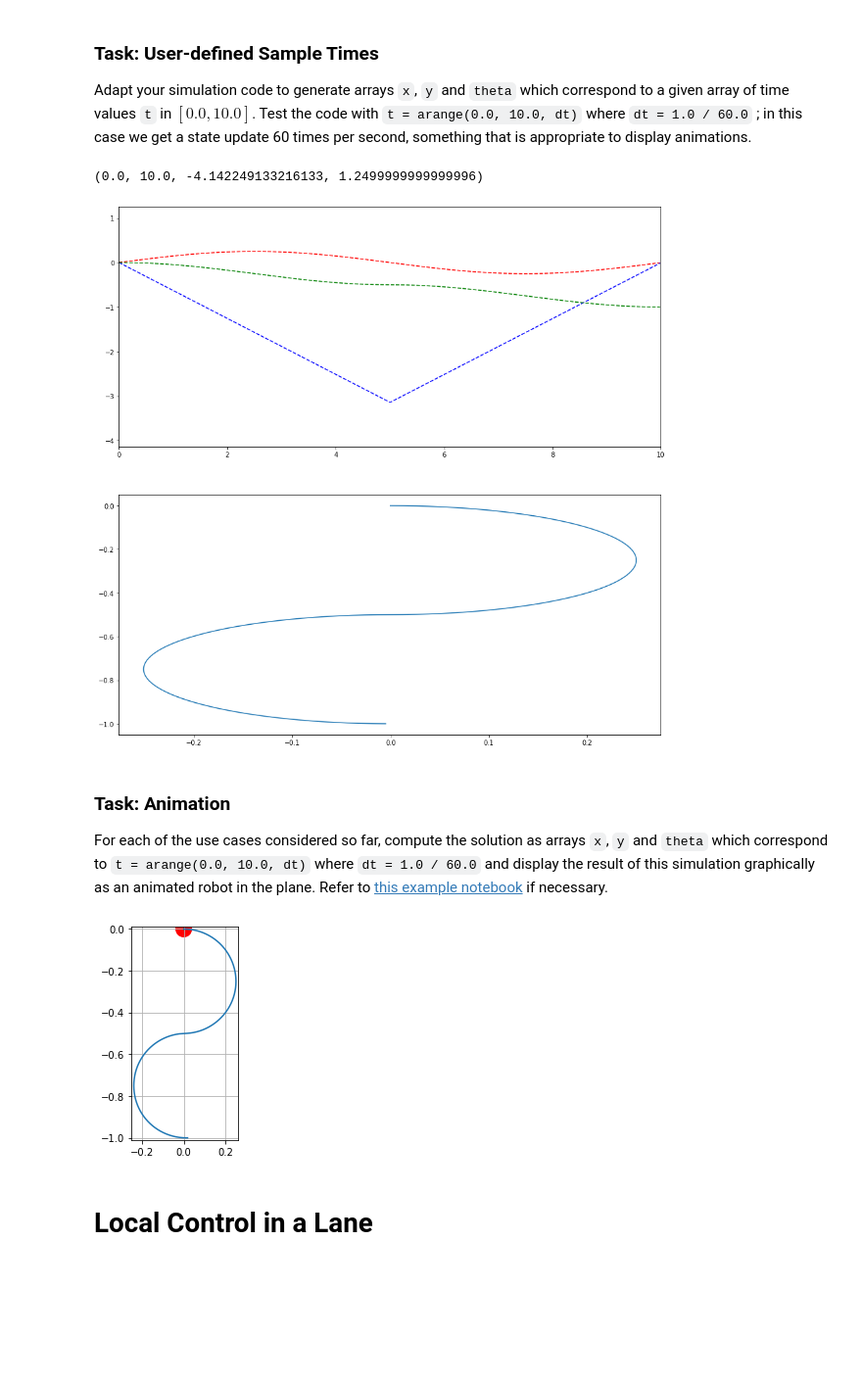
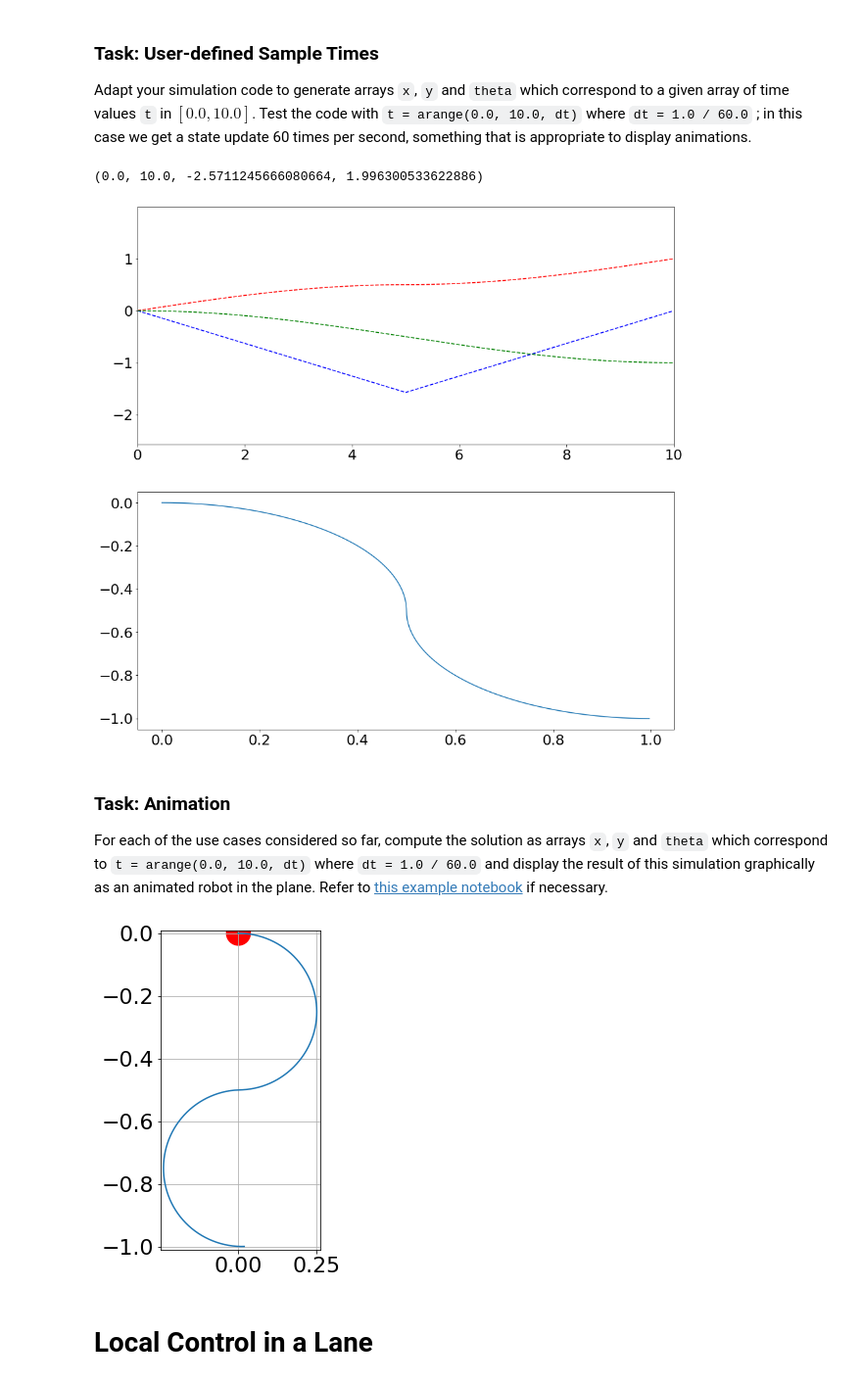
Before and after one commit to zechchair/Automatique-project, a Jupyter notebook: main.ipynb, the cells around one changed output. Shown at 98% size. Saved outputs shown, nothing was run; the diff lists cells and outputs as text; code cells hidden in the pictures; blank space fills up the shorter version.

```diff
--- a/main.ipynb
+++ b/main.ipynb
@@ -93,10 +94,14 @@ Show how the `solve_ivp` function can be used to solve the system dynamics on a
 options = {
     "dense_output": True
 }
+omega_l=1
+omega_r=-1
+def fun(t,X):
+    return f(t,X,[omega_l,omega_r])
 fig,(ax1,ax2)=subplots(2,figsize=(15,15))
 tf=10
-Y0=[1,1,0,0,5]
-result = solve_ivp(f, t_span=[0.0, tf], y0=Y0,max_step=0.01, **options)
+Y0=[1,1,0]
+result = solve_ivp(fun, t_span=[0.0, tf], y0=Y0,max_step=0.01, **options)
 x = result["y"][0]
 y = result["y"][1]
 theta = result["y"][2]
@@ -133,21 +138,16 @@ def omega_r(t):
         return pi * D
     else:
         return 0.0
-def f(t, X):
-    x, y, theta = X
-    dx =R*(omega_r(t)+omega_l(t))/2*cos(theta)
-    dy=R*(omega_r(t)+omega_l(t))/2*sin(theta)
-    dtheta=R*(omega_r(t)-omega_l(t))/D*2
-    dX = array([dx, dy, dtheta])
-    return dX
+def fun(t,X):
+    return f(t,X,[omega_l(t),omega_r(t)])
 
 options = {
     "dense_output": True
 }
 fig,(ax1,ax2)=subplots(2,figsize=(15,15))
 tf=10
-Y0=[5,1,2]
-result = solve_ivp(f, t_span=[0.0, tf], y0=Y0,max_step=0.01, **options)
+Y0=[0,0,0]
+result = solve_ivp(fun, t_span=[0.0, tf], y0=Y0,max_step=0.01, **options)
 x = result["y"][0]
 y = result["y"][1]
 theta = result["y"][2]
@@ -221,13 +181,9 @@ def omega_r(t):
         return pi * D
     else:
         return 0.0
-def f(t, X):
-    x, y, theta = X
-    dx =R*(omega_r(t)+omega_l(t))/2*cos(theta)
-    dy=R*(omega_r(t)+omega_l(t))/2*sin(theta)
-    dtheta=R*(omega_r(t)-omega_l(t))/D*2
-    dX = array([dx, dy, dtheta])
-    return dX
+def fun(t,X):
+    return f(t,X,[omega_l(t),omega_r(t)])
+
 
 options = {
     "dense_output": True,
@@ -236,7 +192,7 @@ options = {
 fig,(ax1,ax2)=subplots(2,figsize=(15,15))
 tf=10
 Y0=[0,0,0]
-result = solve_ivp(f, t_span=[0.0, tf], y0=Y0, **options)
+result = solve_ivp(fun, t_span=[0.0, tf], y0=Y0, **options)
 
 t = arange(0, tf, 1/60)
 x = result["sol"](t)[0]
@@ -252,8 +208,8 @@ ax1.plot(t,y,"k--",color='g')
 #ax1.plot(t,omega_r(t),color='r')
 ax1.axis([0,tf,min([*x, *y,*theta])-1,max([*x,*y,*theta])+1])
 # %% [output]
-(0.0, 10.0, -4.142249133216133, 1.2499999999999996)
+(0.0, 10.0, -2.5711245666080664, 1.996300533622886)
-[figure, old version]
+[figure, new version]
 # %% [markdown]
 ### Task: Animation
 
@@ -277,13 +233,9 @@ def omega_r(t):
         return pi * D
     else:
         return 0.0
-def f(t, X):
-    x, y, theta = X
-    dx =R*(omega_r(t)+omega_l(t))/2*cos(theta)
-    dy=R*(omega_r(t)+omega_l(t))/2*sin(theta)
-    dtheta=R*(omega_r(t)-omega_l(t))/D*2
-    dX = array([dx, dy, dtheta])
-    return dX
+def fun(t,X):
+    return f(t,X,[omega_l(t),omega_r(t)])
+
 options = {
     "dense_output": True,
     #'max_step':1/60,
@@ -319,34 +271,34 @@ circle_s = patches.Circle([0.0, 0.0], radius=0.001/max(x), fc="g")
 
 ax.add_artist(circle)
 ax.add_artist(circle_s)
 time_template = 'time = %.1fs'
 time_text = ax.text(0.05, 0.9, '', transform=ax.transAxes)
 
 
 def init():
     line.set_data([], [])
     time_text.set_text('')
     return line, circle,circle_s, time_text
 
 
 def animate(i):
     thisx = [ x[i], x[i+1]]
     thisy = [ y[i], y[i+1]]
 
     line.set_data(thisx, thisy)
     circle.center = [x[i], y[i]]
     circle_s.center = [x[i+10], y[i+10]]
     time_text.set_text(time_template % (i*dt))
 
     return line, circle,circle_s, time_text
 
 anim = animation.FuncAnimation(fig, animate, range(0, len(t)),
                               interval=dt*1000, blit=True, init_func=init, repeat=False)
 
 plt.plot(x,y)
 plt.show()
 # %% [output]
-[figure, old version]
+[figure, new version]
 # %% [markdown]
 Local Control in a Lane
 ===================
```
Also changed, not shown: parts of 4 cells of this notebook.
